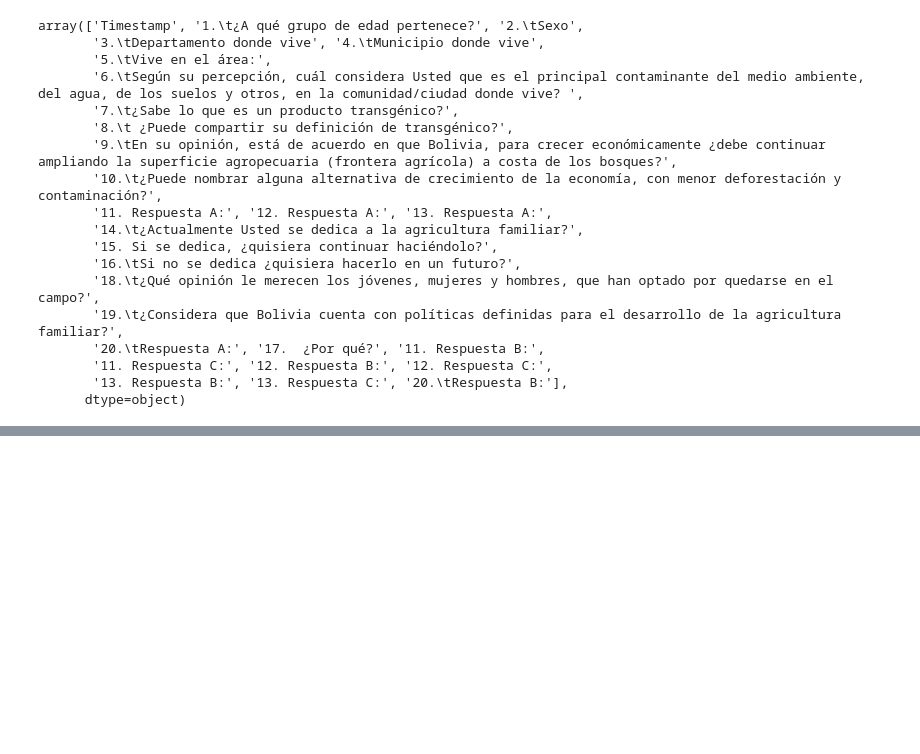
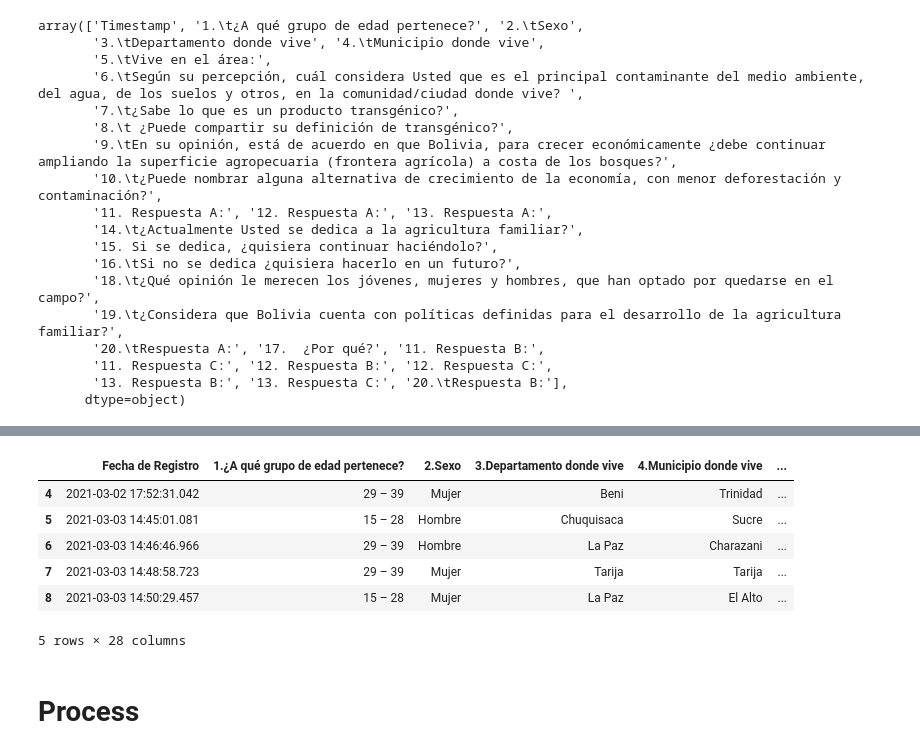
Before and after one commit to diebian/faa-encuestas-03-21, a Jupyter notebook: faa-03-21.ipynb, the cells around one changed output, grey strips where cells are left out. Cells and saved outputs as stored; diff of their text form; code cells hidden in the pictures; blank space fills up the shorter version.

Commit message:
remove trash

```diff
--- a/faa-03-21.ipynb
+++ b/faa-03-21.ipynb
@@ -89,0 +111,12 @@ writer.close()
+# %%
+# remove rows trash
+dataRemoveTrash = dataRename.drop(dataRename.index[[0,1,2,3]])
+dataRemoveTrash.head()
+# %% [output]
+|  | Fecha de Registro | 1.¿A qué grupo de edad pertenece? | 2.Sexo | 3.Departamento donde vive | 4.Municipio donde vive | ... |
+| 4 | 2021-03-02 17:52:31.042 | 29 – 39 | Mujer | Beni | Trinidad | ... |
+| 5 | 2021-03-03 14:45:01.081 | 15 – 28 | Hombre | Chuquisaca | Sucre | ... |
+| 6 | 2021-03-03 14:46:46.966 | 29 – 39 | Hombre | La Paz | Charazani | ... |
+| 7 | 2021-03-03 14:48:58.723 | 29 – 39 | Mujer | Tarija | Tarija | ... |
+| 8 | 2021-03-03 14:50:29.457 | 15 – 28 | Mujer | La Paz | El Alto | ... |
+5 rows × 28 columns
@@ -89,0 +132,2 @@ writer.close()
+# %% [markdown]
+# Process
```
Also changed, not shown: parts of 12 cells of this notebook, 3 other files.
